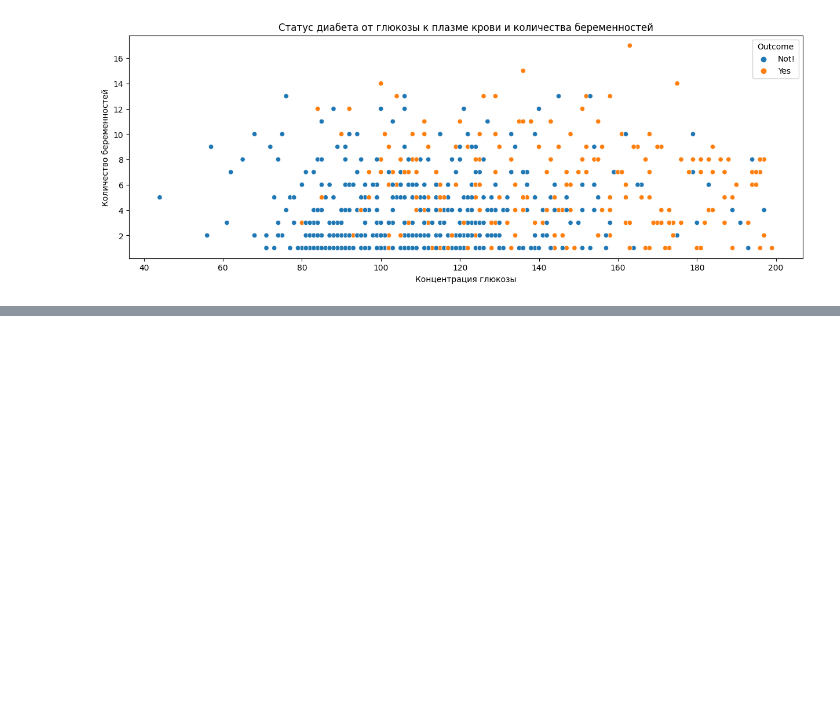
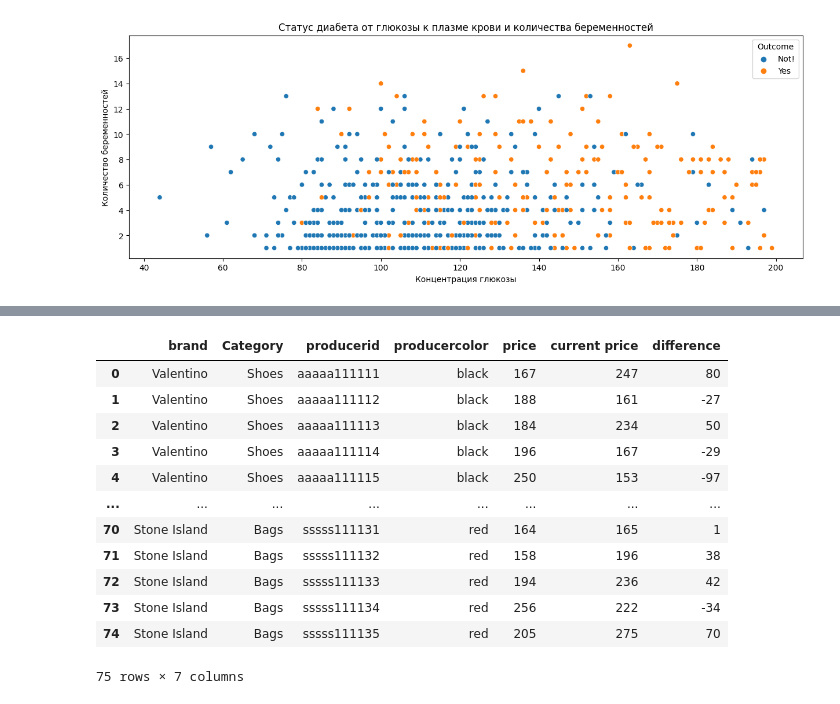
Before and after one commit to Dharmaviira/First_project_of_SF, a Jupyter notebook: Learning-DS-SF/PYTHON-14_Data_Cleaning/FE-Data_Cleaning.ipynb, the cells around one changed output, grey strips where cells are left out. Cells and saved outputs as stored; diff of their text form; code cells hidden in the pictures; blank space fills up the shorter version.

Commit message:
add nex xlsx file concats this data_set search the difference

```diff
--- a/Learning-DS-SF/PYTHON-14_Data_Cleaning/FE-Data_Cleaning.ipynb
+++ b/Learning-DS-SF/PYTHON-14_Data_Cleaning/FE-Data_Cleaning.ipynb
@@ -272,0 +268,4 @@ print(f'Результирующее число записей: {sber_dedupped.s
+# %%
+tsum = pd.read_excel('data/Data_TSUM_clean.xlsx')
+tsum2 = pd.read_excel('data/Data_TSUM_clean2.xlsx')
+display(tsum)
@@ -272,0 +286,3 @@ print(f'Результирующее число записей: {sber_dedupped.s
+# %%
+display(tsum2)
+price1 = tsum2['current price']
@@ -272,0 +315,21 @@ print(f'Результирующее число записей: {sber_dedupped.s
+# %%
+tsum3 = pd.concat([tsum, price1], axis=1)
+
+
+
+tsum3['difference'] = tsum3['current price'] - tsum3['price']
+display(tsum3)
+# %% [output]
+|  | brand | Category | producerid | producercolor | price | current price | difference |
+| 0 | Valentino | Shoes | aaaaa111111 | black | 167 | 247 | 80 |
+| 1 | Valentino | Shoes | aaaaa111112 | black | 188 | 161 | -27 |
+| 2 | Valentino | Shoes | aaaaa111113 | black | 184 | 234 | 50 |
+| 3 | Valentino | Shoes | aaaaa111114 | black | 196 | 167 | -29 |
+| 4 | Valentino | Shoes | aaaaa111115 | black | 250 | 153 | -97 |
+| ... | ... | ... | ... | ... | ... | ... | ... |
+| 70 | Stone Island | Bags | sssss111131 | red | 164 | 165 | 1 |
+| 71 | Stone Island | Bags | sssss111132 | red | 158 | 196 | 38 |
+| 72 | Stone Island | Bags | sssss111133 | red | 194 | 236 | 42 |
+| 73 | Stone Island | Bags | sssss111134 | red | 256 | 222 | -34 |
+| 74 | Stone Island | Bags | sssss111135 | red | 205 | 275 | 70 |
+75 rows × 7 columns
```
Also changed, not shown: parts of 4 cells of this notebook, 3 other files.
